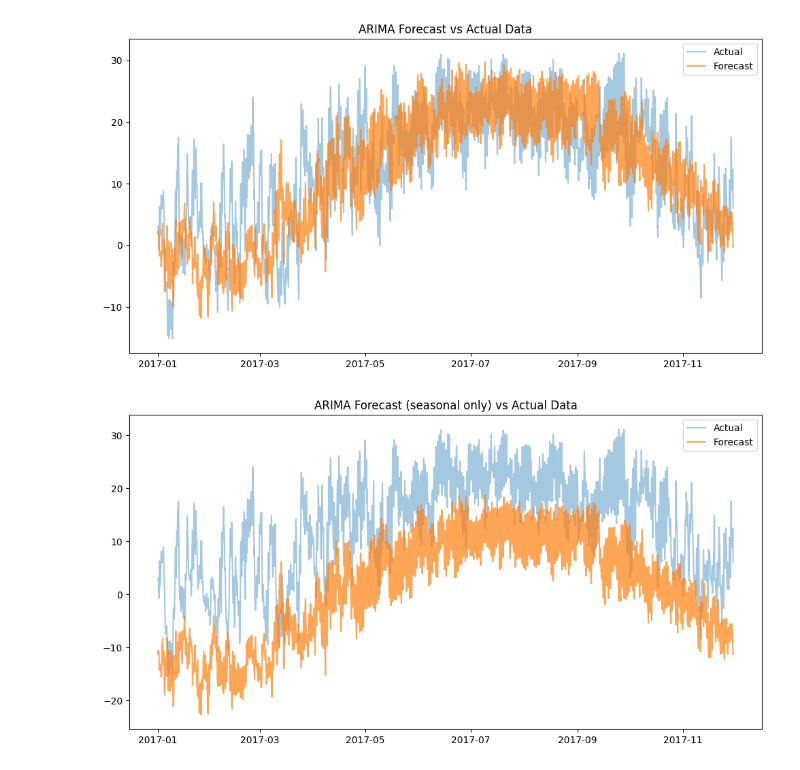
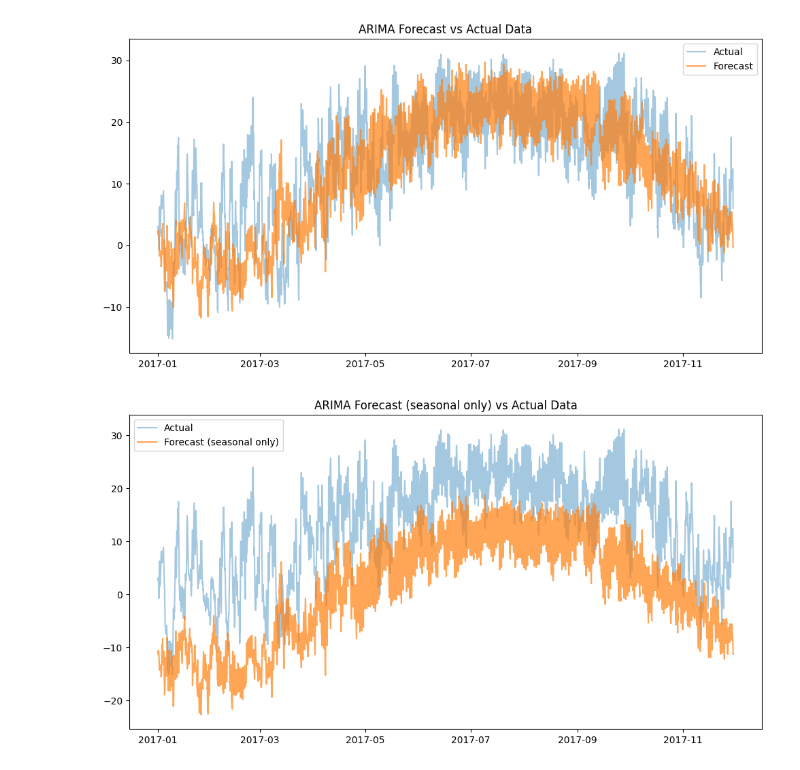
Before and after one commit to Somerillo/DI-Final_Project, a Jupyter notebook: ARIMA_predictions.ipynb, the cells around one changed output. Cells and saved outputs as stored; diff of their text form; code cells hidden in the pictures.

```diff
--- a/ARIMA_predictions.ipynb
+++ b/ARIMA_predictions.ipynb
@@ -465,10 +473,10 @@ plt.show()
 # %%
 # create figure
 plt.figure(figsize=(12, 6))
 plt.plot(df_test.index, df_test, label='Actual', alpha=0.4)
-plt.plot(df_test.index, forecast_combined_seasons, label='Forecast', alpha=0.7)
+plt.plot(df_test.index, forecast_combined_seasons, label='Forecast (seasonal only)', alpha=0.7)
 plt.legend()
 plt.title("ARIMA Forecast (seasonal only) vs Actual Data")
 plt.show()
 # %% [output]
-[figure, old version]
+[figure, new version]
```
Also changed, not shown: parts of 3 cells of this notebook, 7 other files.
